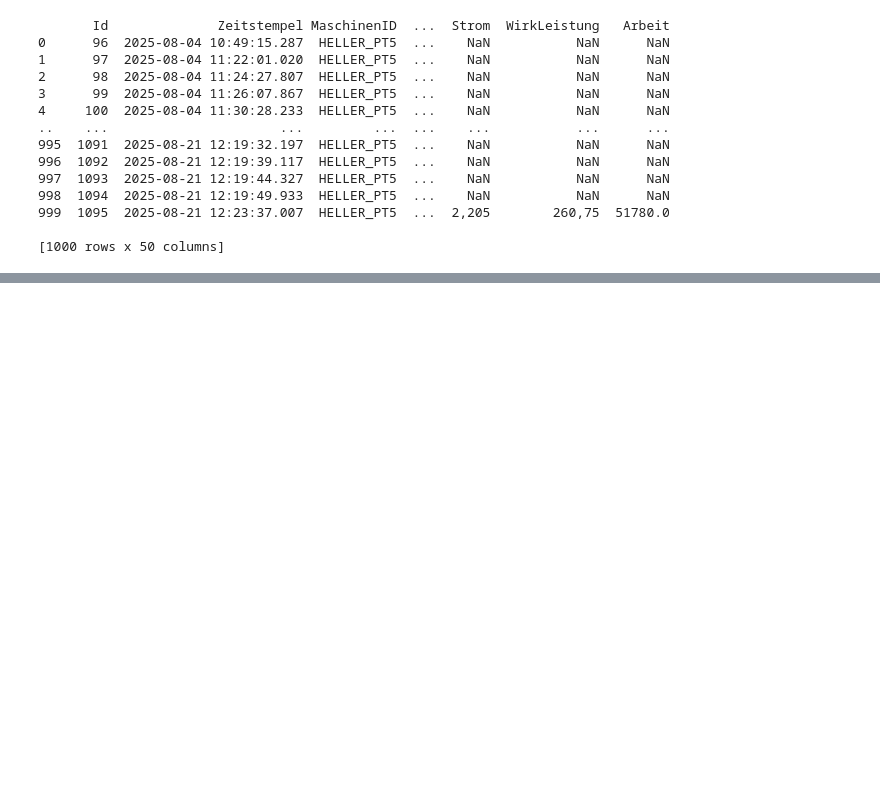
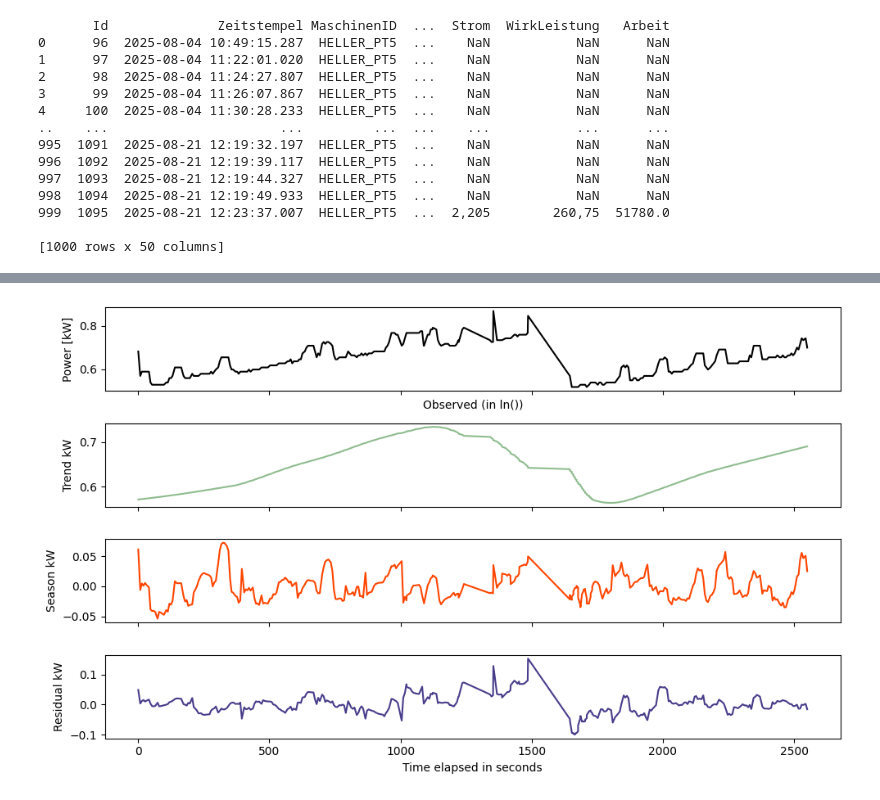
Before and after one commit to PAS-IGH/BachelorThesis, a Jupyter notebook: OutlierDetector.ipynb, the cells around one changed output, grey strips where cells are left out. Drawn from its saved outputs; the diff is of its cells as text; code cells hidden in the pictures; blank space fills up the shorter version.

```diff
--- a/OutlierDetector.ipynb
+++ b/OutlierDetector.ipynb
@@ -70,2 +84,4 @@ Timestamp
 # %%
 #transformation
+testData_01_power_df["Power"] = np.log(testData_01_power_df["Power"])
+display(testData_01_power_df)
@@ -72,8 +103,26 @@ Timestamp
 # %%
 # first step stl
 testData_01_power_df = testData_01_power_df.sort_index() #does that even make sense? It did although I assumed data was ordered in the csv file
-stl_testData_power = STL.STL(testData_01_power_df["Power"], period=100)
+# trend = math.ceil(1.5*60/(1- 1.5/301))
+stl_testData_power = STL.STL(testData_01_power_df["Power"], period=60)
 res = stl_testData_power.fit()
 
-res.plot()
+fig, axes = plt.subplots(4, 1, figsize=(10,6), sharex=True)
+axes[0].plot(testData_01_power_df.index, res.observed, color="black")
+axes[0].set_ylabel("Power [kW]")
+axes[0].set_xlabel("Observed (in ln())")
+
+axes[1].plot(testData_01_power_df.index, res.trend, color="darkseagreen")
+axes[1].set_ylabel("Trend kW")
+
+axes[2].plot(testData_01_power_df.index, res.seasonal, color="orangered")
+axes[2].set_ylabel("Season kW")
+
+axes[3].plot(testData_01_power_df.index, res.resid, color="darkslateblue")
+axes[3].set_ylabel("Residual kW")
+axes[3].set_xlabel("Time elapsed in seconds")
+
+plt.tight_layout()
 plt.show()
+# %% [output]
+[figure, added]
```
Also changed, not shown: parts of 4 cells of this notebook.
